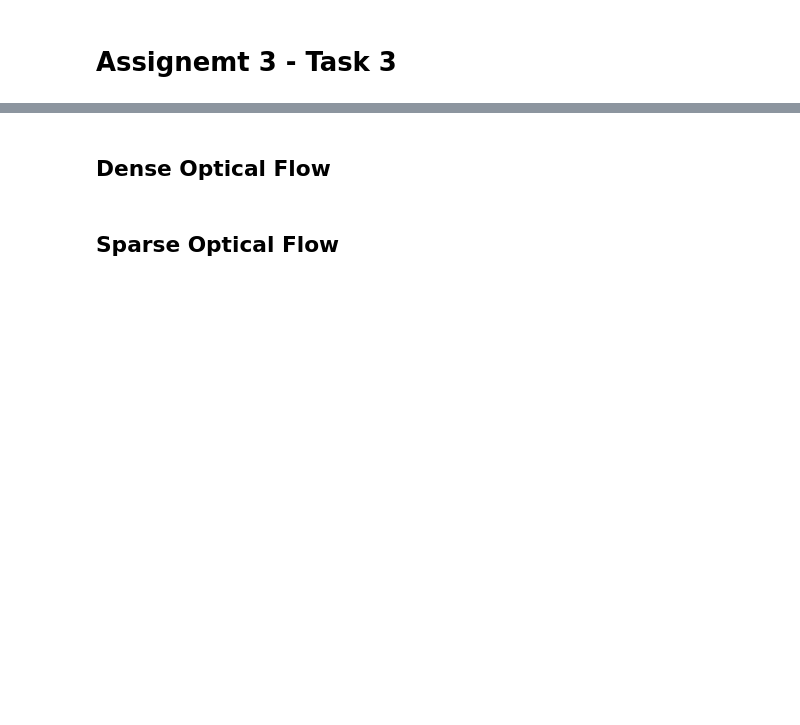
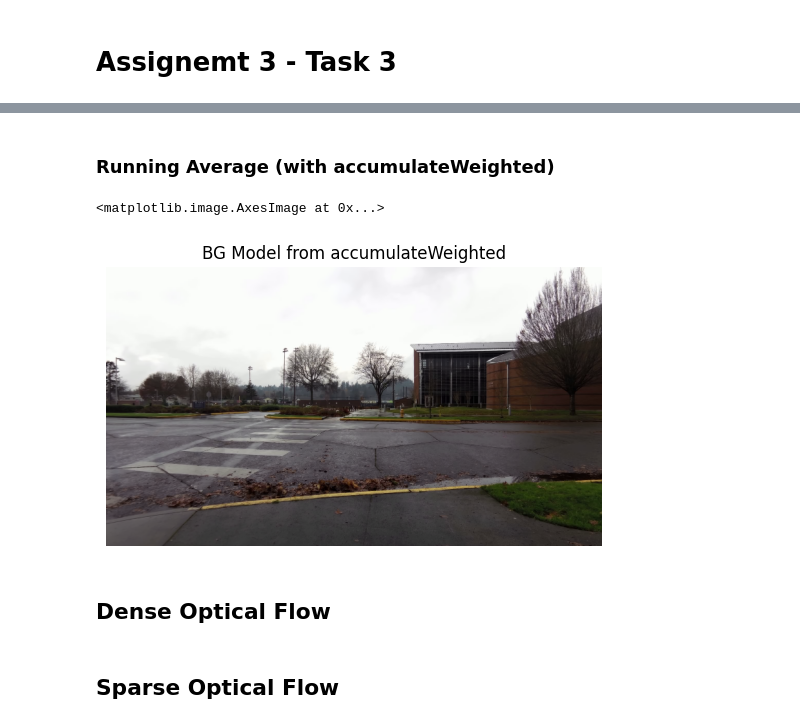
Before and after one commit to vktr274/cv-binary-segmentation, a Jupyter notebook: task3.ipynb, the cells around one changed output, grey strips where cells are left out. Cells and saved outputs as stored; diff of their text form; code cells hidden in the pictures; blank space fills up the shorter version.

```diff
--- a/task3.ipynb
+++ b/task3.ipynb
@@ -4,4 +4,6 @@
 import cv2
 import numpy as np
 import matplotlib.pyplot as plt
+# %%
+scale = 0.4
 # %% [markdown]
@@ -9,7 +13,6 @@ import matplotlib.pyplot as plt
 # %%
 fgbg = cv2.createBackgroundSubtractorMOG2()
 video = cv2.VideoCapture("data/motion/crosswalk.avi")
-scale = 0.2
 # %%
 while video.isOpened():
     ret, curr_frame = video.read()
@@ -33,3 +37,5 @@ while video.isOpened():
 
 video.release()
 cv2.destroyAllWindows()
+# %% [markdown]
+### Running Average (with accumulateWeighted)
@@ -35,0 +47,25 @@ cv2.destroyAllWindows()
+# %%
+running_average = np.float32(frame1) # furure background model
+
+while video.isOpened():
+    ret, curr_frame = video.read()
+    if not ret or cv2.waitKey(1) & 0xFF == ord('q'):
+        break
+
+    curr_gray = cv2.cvtColor(curr_frame, cv2.COLOR_BGR2GRAY)
+    curr_gray = cv2.resize(curr_gray, None, fx=scale, fy=scale)
+    curr_frame = cv2.resize(curr_frame, None, fx=scale, fy=scale)
+
+    cv2.accumulateWeighted(curr_frame, running_average, 0.02)
+
+running_average = cv2.convertScaleAbs(running_average)
+
+video.release()
+cv2.destroyAllWindows()
+# %%
+plt.axis("off")
+plt.title("BG Model from accumulateWeighted")
+plt.imshow(running_average[:,:,::-1])
+# %% [output]
+<matplotlib.image.AxesImage at 0x...>
+[figure, added]
```
Also changed, not shown: parts of 11 cells of this notebook.
